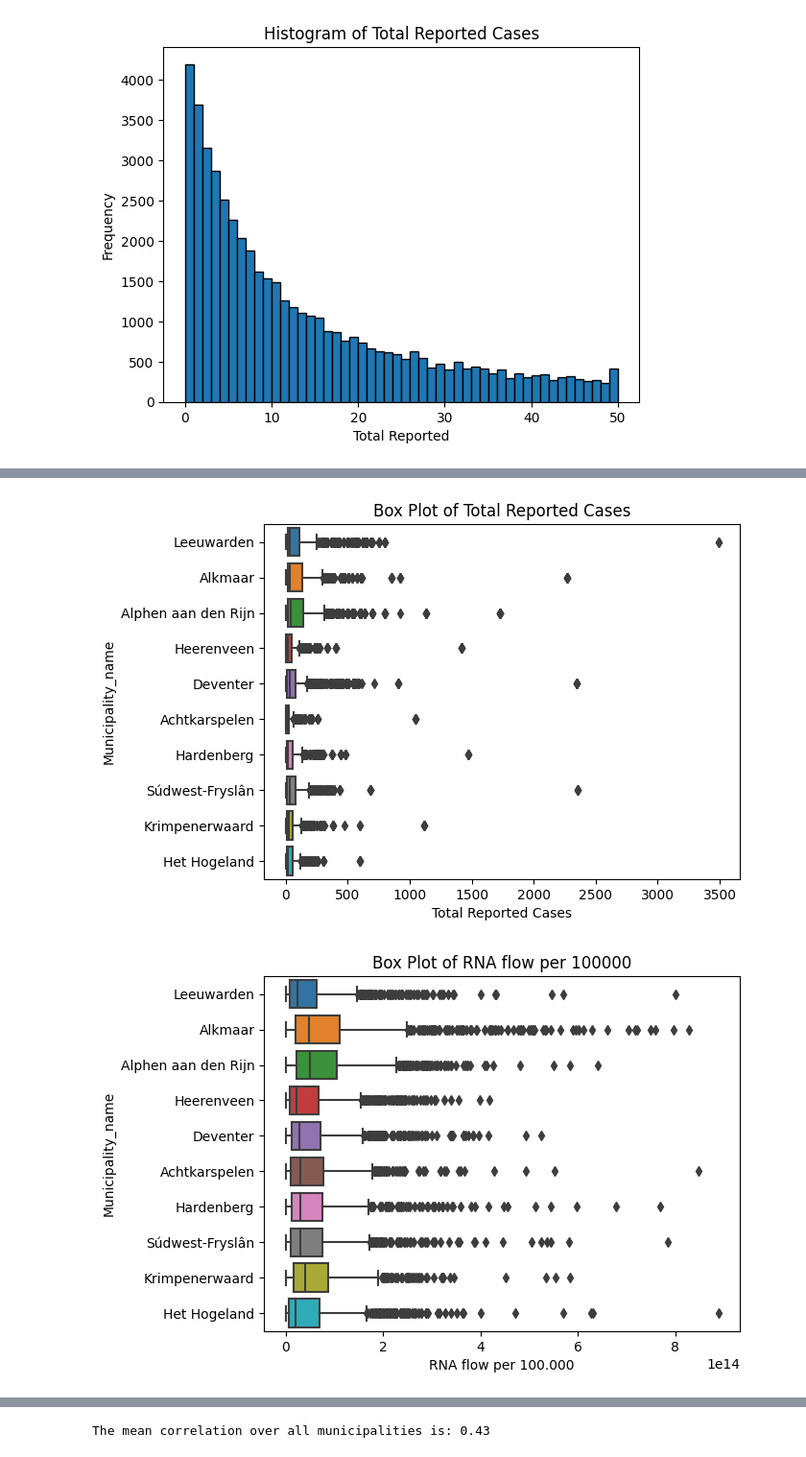
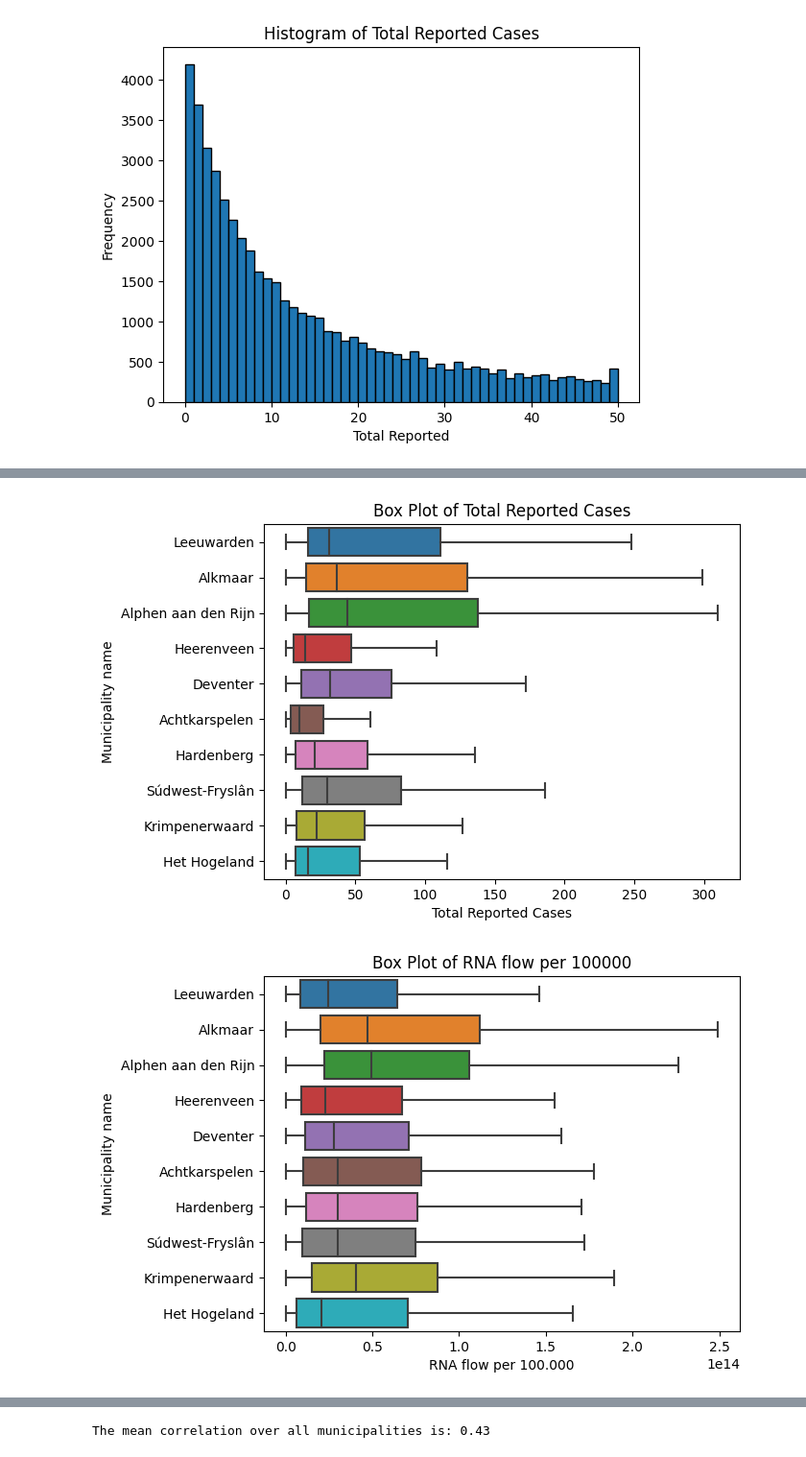
Before and after one commit to PRiesebos/PROG1Final, a Jupyter notebook: code/FinalAssignmentProg1_PeterRiesebos_360567.ipynb, the cells around one changed output, grey strips where cells are left out. Shown at 96% size. Drawn from its saved outputs; the diff is of its cells as text; code cells hidden in the pictures.

```diff
--- a/code/FinalAssignmentProg1_PeterRiesebos_360567.ipynb
+++ b/code/FinalAssignmentProg1_PeterRiesebos_360567.ipynb
@@ -929,24 +947,26 @@ plt.show()
 # %%
-# Create a box plot for the "Total_reported" column
-sns.boxplot(data=df_filtered, x="Total_reported", y="Municipality_name")
+# Create a box plot for the "Total_reported" column for the dataframe with top ten municipalities
+sns.boxplot(data=df_filtered, x="Total_reported", y="Municipality_name", showfliers = False)
 
 # Set plot title and labels
 plt.title('Box Plot of Total Reported Cases')
 plt.xlabel('Total Reported Cases')
+plt.ylabel('Municipality name')
 
 # Display the plot
 plt.show()
 # %% [output]
-[figure, old version]
+[figure, new version]
 # %%
-# Create a box plot for the "RNA_flow_per_100000" column
-sns.boxplot(data=df_filtered, x="RNA_flow_per_100000", y="Municipality_name")
+# Create a box plot for the "RNA_flow_per_100000" column for the dataframe with top ten municipalities
+sns.boxplot(data=df_filtered, x="RNA_flow_per_100000", y="Municipality_name", showfliers = False)
 
 # Set plot title and labels
 plt.title('Box Plot of RNA flow per 100000')
 plt.xlabel('RNA flow per 100.000')
+plt.ylabel('Municipality name')
 
 # Display the plot
 plt.show()
 # %% [output]
-[figure, old version]
+[figure, new version]
```
Also changed, not shown: parts of 47 cells of this notebook.
